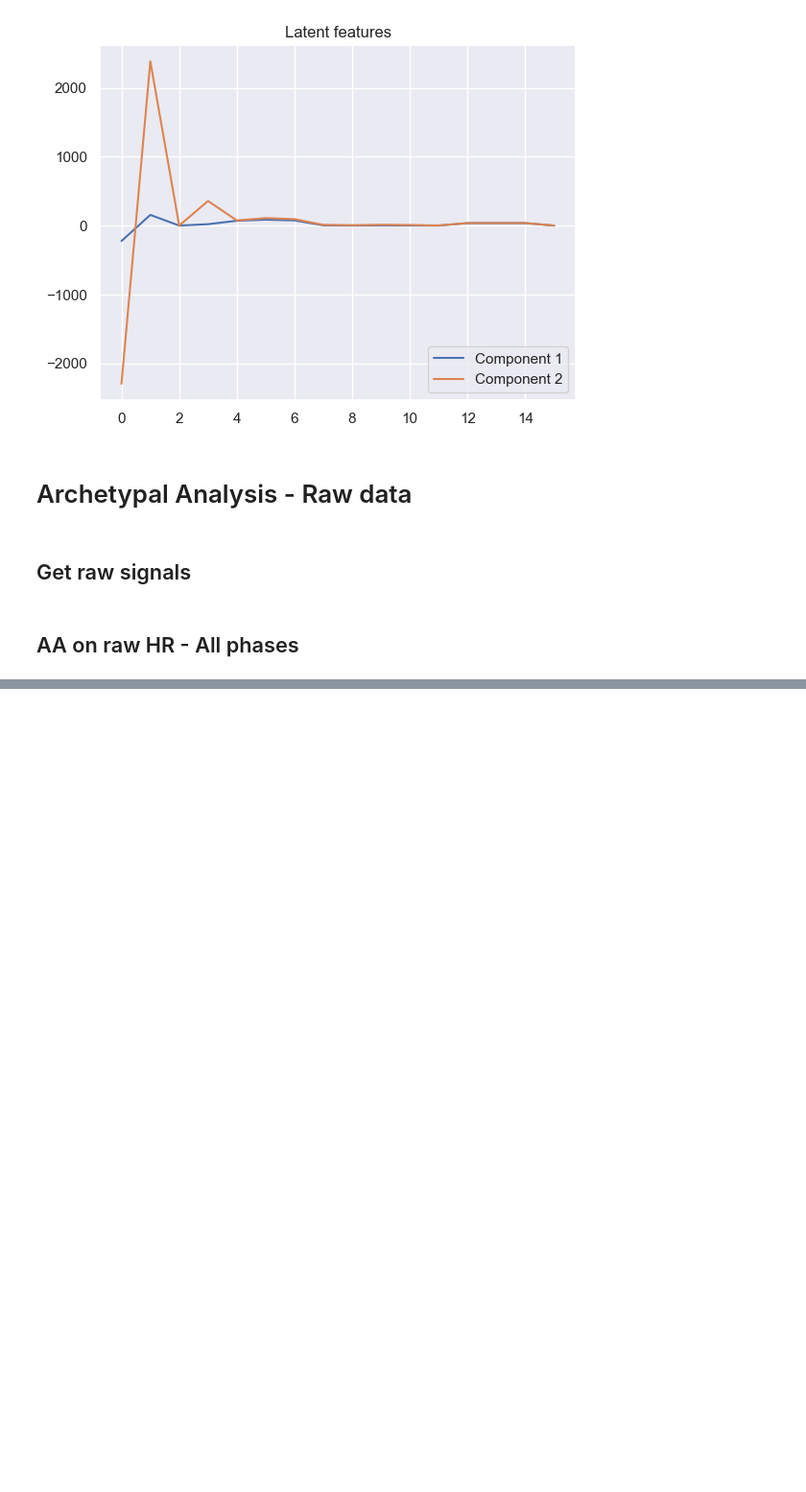
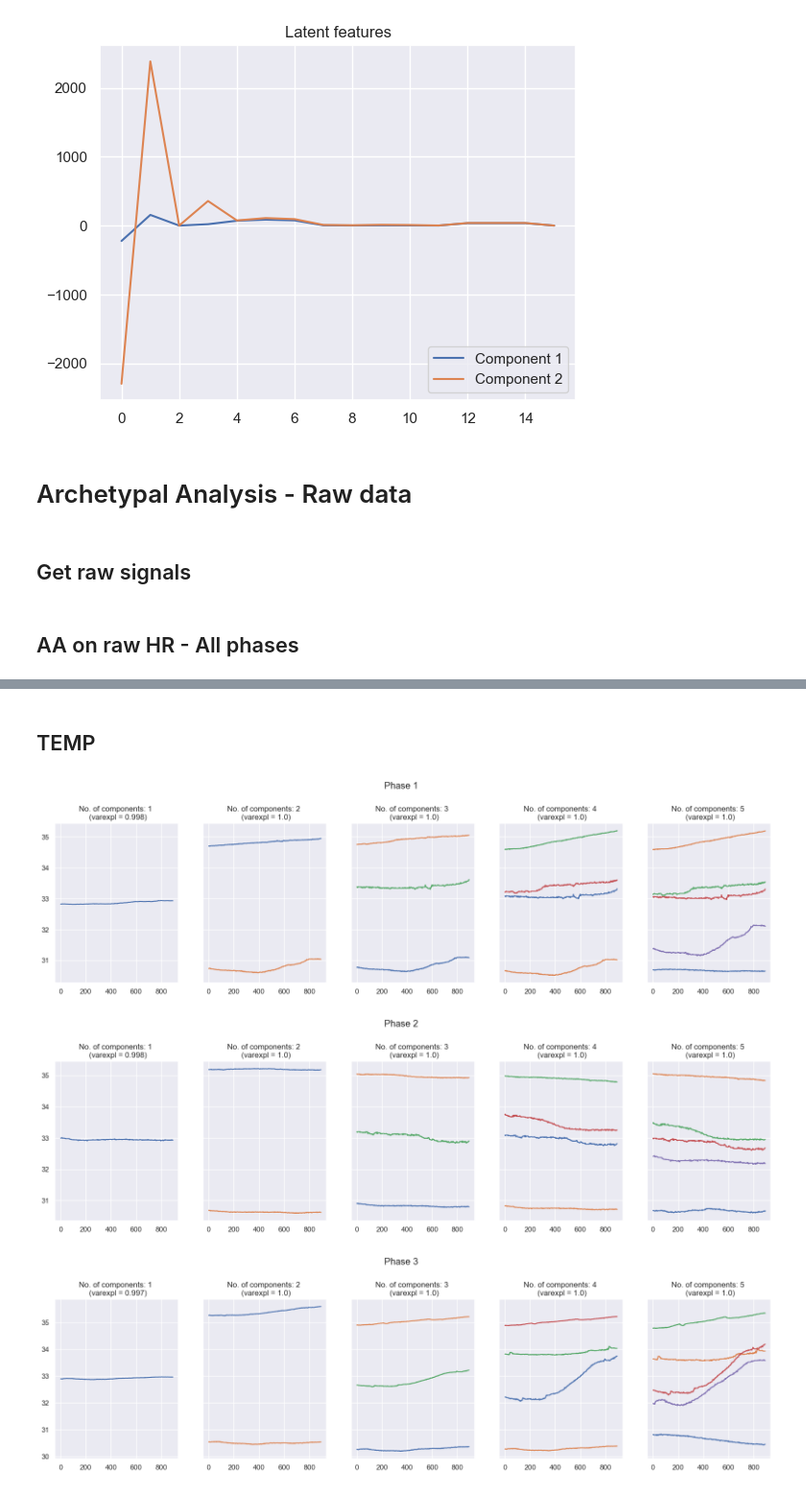
Before and after one commit to tbarcinski/02582-Computational-Data-Analysis, a Jupyter notebook: Case2/AA.ipynb, the cells around one changed output, grey strips where cells are left out. Shown at 96% size. Drawn from its saved outputs; the diff is of its cells as text; code cells hidden in the pictures; blank space fills up the shorter version.

```diff
--- a/Case2/AA.ipynb
+++ b/Case2/AA.ipynb
@@ -191,0 +228,9 @@ for j, n_components in enumerate(n_components_list):
+# %% [markdown]
+## TEMP
+# %%
+for i in range(1,4):
+    plot_different_n_components(TEMP_phases, i, n_components_list)
+# %% [output]
+[figure, added]
+[figure, added]
+[figure, added]
```
Also changed, not shown: parts of 17 cells of this notebook.
